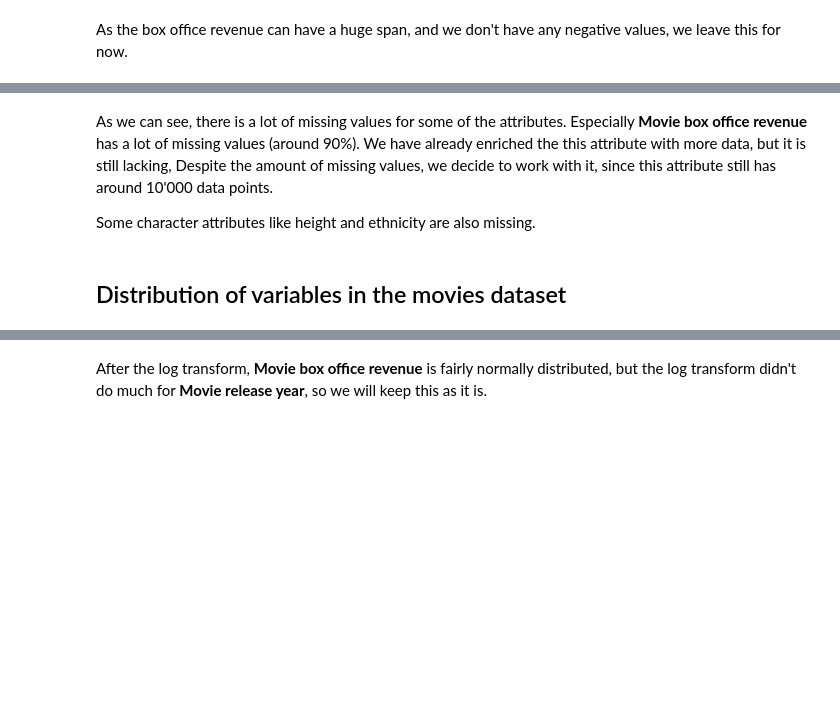
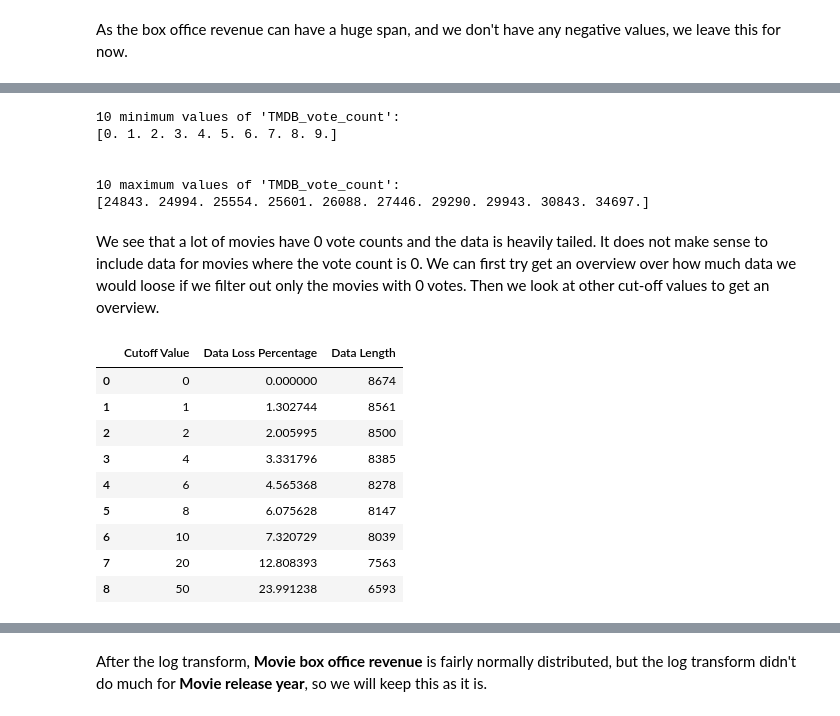
Before and after one commit to epfl-ada/ada-2023-project-byggemandbob, a Jupyter notebook: data_cleaning.ipynb, the cells around one changed output, grey strips where cells are left out. Cells and saved outputs as stored; diff of their text form; code cells hidden in the pictures; blank space fills up the shorter version.

```diff
--- a/data_cleaning.ipynb
+++ b/data_cleaning.ipynb
@@ -283,6 +226,0 @@ movie_metadata['Movie box office revenue'].count()
-# %% [markdown]
-As we can see, there is a lot of missing values for some of the attributes. Especially **Movie box office revenue** has a lot of missing values (around 90%). We have already enriched the this attribute with more data, but it is still lacking, Despite the amount of missing values, we decide to work with it, since this attribute still has around 10'000 data points.
-
-Some character attributes like height and ethnicity are also missing.
-# %% [markdown]
-##  Distribution of variables in the movies dataset
@@ -290,0 +227,54 @@ numerical_variables = ['Movie box office revenue', 'Movie runtime', 'Movie relea
+# %%
+get_min_and_max(df=movie_metadata, variable_name='TMDB_vote_count', no_min=10, no_max=10)
+# %% [output]
+10 minimum values of 'TMDB_vote_count':
+[0. 1. 2. 3. 4. 5. 6. 7. 8. 9.]
+
+
+10 maximum values of 'TMDB_vote_count':
+[24843. 24994. 25554. 25601. 26088. 27446. 29290. 29943. 30843. 34697.]
+# %% [markdown]
+We see that a lot of movies have 0 vote counts and the data is heavily tailed. It does not make sense to include data for movies where the vote count is 0. We can first try get an overview over how much data we would loose if we filter out only the movies with 0 votes. Then we look at other cut-off values to get an overview.
+# %%
+# Create a copy of the original DataFrame for comparison
+original_df = movie_metadata.copy()
+
+# Define a list of cutoff values to test
+cutoff_values = [0, 1, 2, 4, 6, 8, 10, 20, 50]  # Add more values as needed
+
+# Create a dictionary to store results
+data_loss_results = {'Cutoff Value': [], 'Data Loss Percentage': [], 'Data Length': []}
+
+# Iterate through cutoff values
+for cutoff in cutoff_values:
+    # Create a condition based on the cutoff
+    condition = (original_df['TMDB_vote_count'] >= cutoff)
+
+    # Apply the condition to filter the DataFrame
+    filtered_df = original_df[condition]
+
+    # Calculate the percentage of data loss
+    data_loss_percentage = ((len(original_df) - len(filtered_df)) / len(original_df)) * 100
+    data_length = len(filtered_df)
+
+    # Append the results to the dictionary
+    data_loss_results['Cutoff Value'].append(cutoff)
+    data_loss_results['Data Loss Percentage'].append(data_loss_percentage)
+    data_loss_results['Data Length'].append(data_length)
+
+# Convert the results dictionary to a DataFrame for easier visualization
+results_df = pd.DataFrame(data_loss_results)
+
+# Print or visualize the results
+results_df
+# %% [output]
+|  | Cutoff Value | Data Loss Percentage | Data Length |
+| 0 | 0 | 0.000000 | 8674 |
+| 1 | 1 | 1.302744 | 8561 |
+| 2 | 2 | 2.005995 | 8500 |
+| 3 | 4 | 3.331796 | 8385 |
+| 4 | 6 | 4.565368 | 8278 |
+| 5 | 8 | 6.075628 | 8147 |
+| 6 | 10 | 7.320729 | 8039 |
+| 7 | 20 | 12.808393 | 7563 |
+| 8 | 50 | 23.991238 | 6593 |
```
Also changed, not shown: parts of 30 cells of this notebook, 2 other files.
